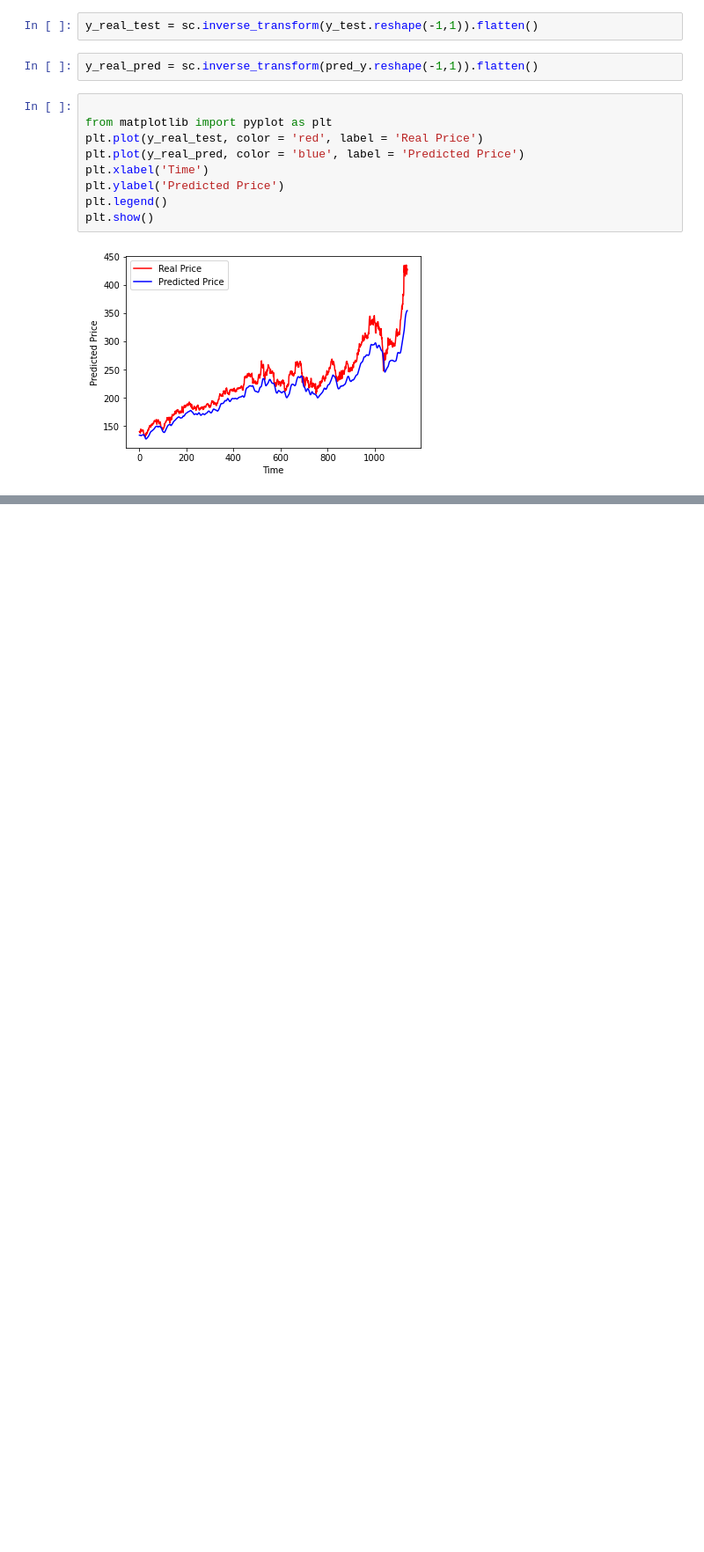
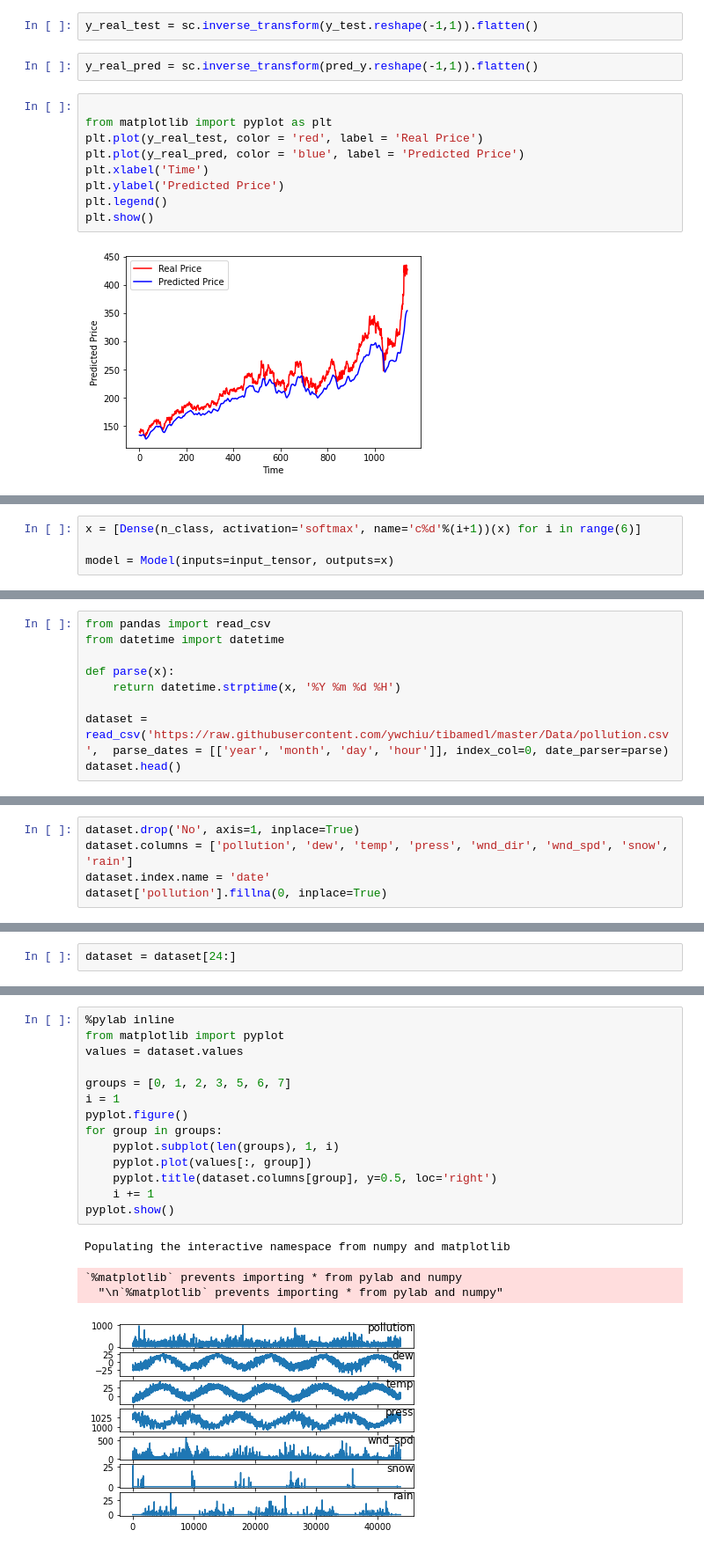
Before and after one commit to ywchiu/tibamedl, a Jupyter notebook: Demo20200815.ipynb, the cells around one changed output, grey strips where cells are left out. Shown: that part at 88% size. Drawn from its saved outputs; the diff is of its cells as text; blank space fills up the shorter version.

```diff
--- a/Demo20200815.ipynb
+++ b/Demo20200815.ipynb
@@ -248,0 +389,4 @@ plt.show()
+# %%
+x = [Dense(n_class, activation='softmax', name='c%d'%(i+1))(x) for i in range(6)]
+
+model = Model(inputs=input_tensor, outputs=x)
@@ -248,0 +445,9 @@ plt.show()
+# %%
+from pandas import read_csv
+from datetime import datetime
+
+def parse(x):
+	return datetime.strptime(x, '%Y %m %d %H')
+
+dataset = read_csv('https://raw.githubusercontent.com/ywchiu/tibamedl/master/Data/pollution.csv',  parse_dates = [['year', 'month', 'day', 'hour']], index_col=0, date_parser=parse)
+dataset.head()
@@ -248,0 +464,5 @@ plt.show()
+# %%
+dataset.drop('No', axis=1, inplace=True)
+dataset.columns = ['pollution', 'dew', 'temp', 'press', 'wnd_dir', 'wnd_spd', 'snow', 'rain']
+dataset.index.name = 'date'
+dataset['pollution'].fillna(0, inplace=True)
@@ -248,0 +479,2 @@ plt.show()
+# %%
+dataset = dataset[24:]
@@ -248,0 +493,19 @@ plt.show()
+# %%
+%pylab inline
+from matplotlib import pyplot
+values = dataset.values
+
+groups = [0, 1, 2, 3, 5, 6, 7]
+i = 1
+pyplot.figure()
+for group in groups:
+	pyplot.subplot(len(groups), 1, i)
+	pyplot.plot(values[:, group])
+	pyplot.title(dataset.columns[group], y=0.5, loc='right')
+	i += 1
+pyplot.show()
+# %% [output]
+Populating the interactive namespace from numpy and matplotlib
+`%matplotlib` prevents importing * from pylab and numpy
+  "\n`%matplotlib` prevents importing * from pylab and numpy"
+[figure, added]
```
Also changed, not shown: parts of 61 cells of this notebook.
